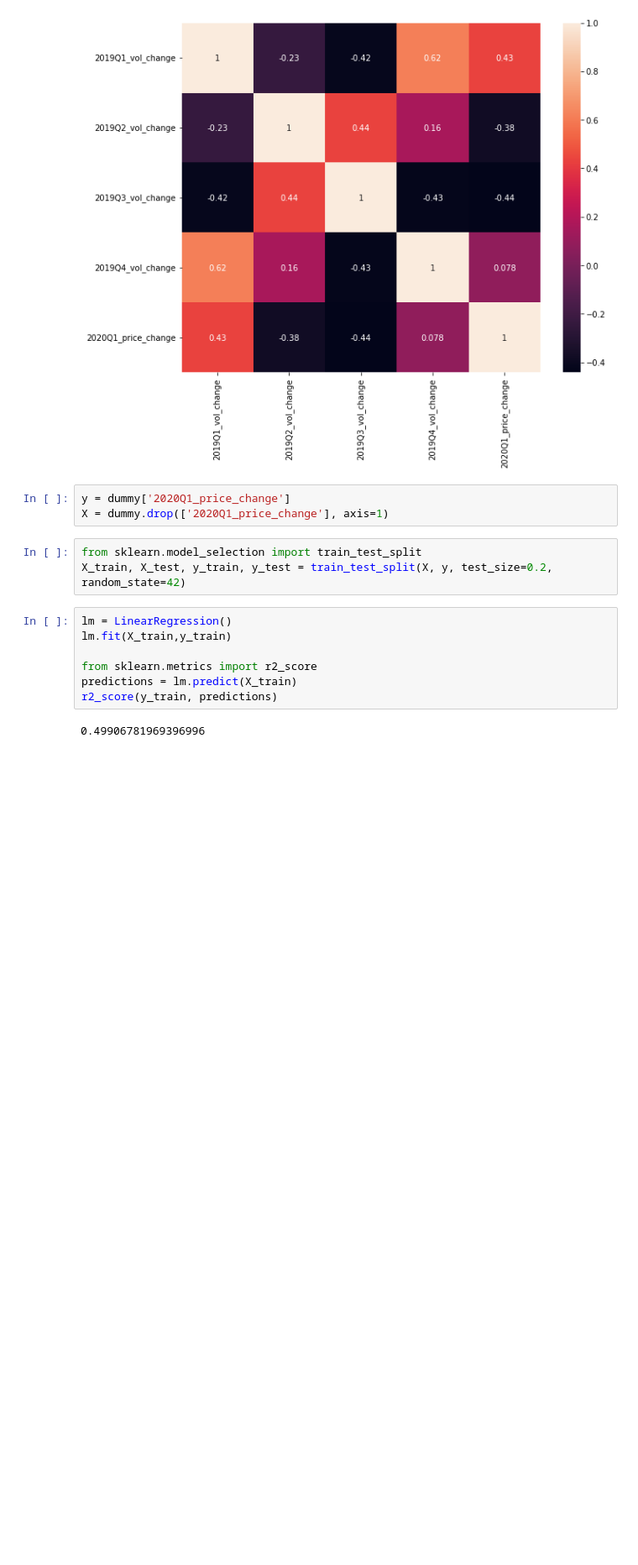
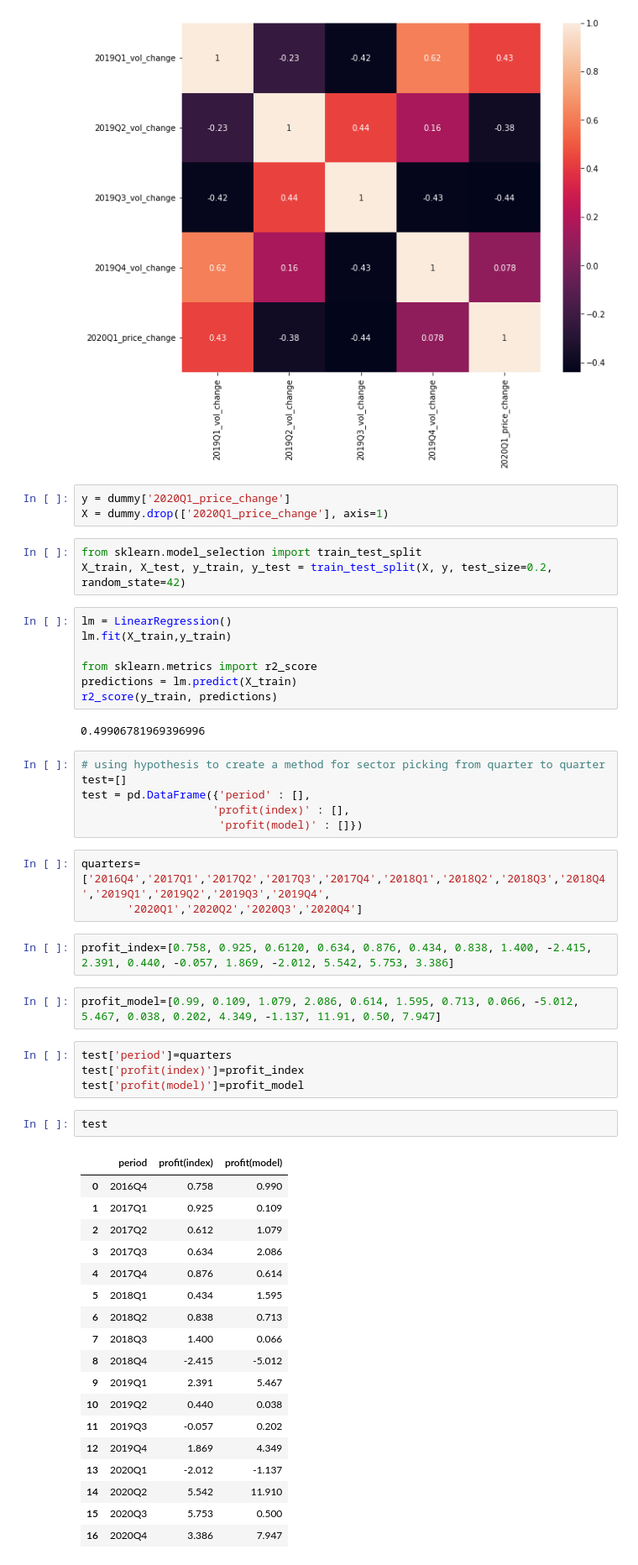
Before and after one commit to m-perez-da/mid-bootcamp, a Jupyter notebook: analysis.ipynb, the cells around one changed output. Shown at 84% size. Drawn from its saved outputs; the diff is of its cells as text; blank space fills up the shorter version.

```diff
--- a/analysis.ipynb
+++ b/analysis.ipynb
@@ -460,3 +460,41 @@ predictions = lm.predict(X_train)
 r2_score(y_train, predictions)
 # %% [output]
 0.49906781969396996
+# %%
+# using hypothesis to create a method for sector picking from quarter to quarter
+test=[]
+test = pd.DataFrame({'period' : [],
+                    'profit(index)' : [],
+                     'profit(model)' : []})
+# %%
+quarters=['2016Q4','2017Q1','2017Q2','2017Q3','2017Q4','2018Q1','2018Q2','2018Q3','2018Q4','2019Q1','2019Q2','2019Q3','2019Q4',
+       '2020Q1','2020Q2','2020Q3','2020Q4']
+# %%
+profit_index=[0.758, 0.925, 0.6120, 0.634, 0.876, 0.434, 0.838, 1.400, -2.415, 2.391, 0.440, -0.057, 1.869, -2.012, 5.542, 5.753, 3.386]
+# %%
+profit_model=[0.99, 0.109, 1.079, 2.086, 0.614, 1.595, 0.713, 0.066, -5.012, 5.467, 0.038, 0.202, 4.349, -1.137, 11.91, 0.50, 7.947]
+# %%
+test['period']=quarters
+test['profit(index)']=profit_index
+test['profit(model)']=profit_model
+# %%
+test
+# %% [output]
+|  | period | profit(index) | profit(model) |
+| 0 | 2016Q4 | 0.758 | 0.990 |
+| 1 | 2017Q1 | 0.925 | 0.109 |
+| 2 | 2017Q2 | 0.612 | 1.079 |
+| 3 | 2017Q3 | 0.634 | 2.086 |
+| 4 | 2017Q4 | 0.876 | 0.614 |
+| 5 | 2018Q1 | 0.434 | 1.595 |
+| 6 | 2018Q2 | 0.838 | 0.713 |
+| 7 | 2018Q3 | 1.400 | 0.066 |
+| 8 | 2018Q4 | -2.415 | -5.012 |
+| 9 | 2019Q1 | 2.391 | 5.467 |
+| 10 | 2019Q2 | 0.440 | 0.038 |
+| 11 | 2019Q3 | -0.057 | 0.202 |
+| 12 | 2019Q4 | 1.869 | 4.349 |
+| 13 | 2020Q1 | -2.012 | -1.137 |
+| 14 | 2020Q2 | 5.542 | 11.910 |
+| 15 | 2020Q3 | 5.753 | 0.500 |
+| 16 | 2020Q4 | 3.386 | 7.947 |
```
Also changed, not shown: parts of 23 cells of this notebook, 23 other files.
